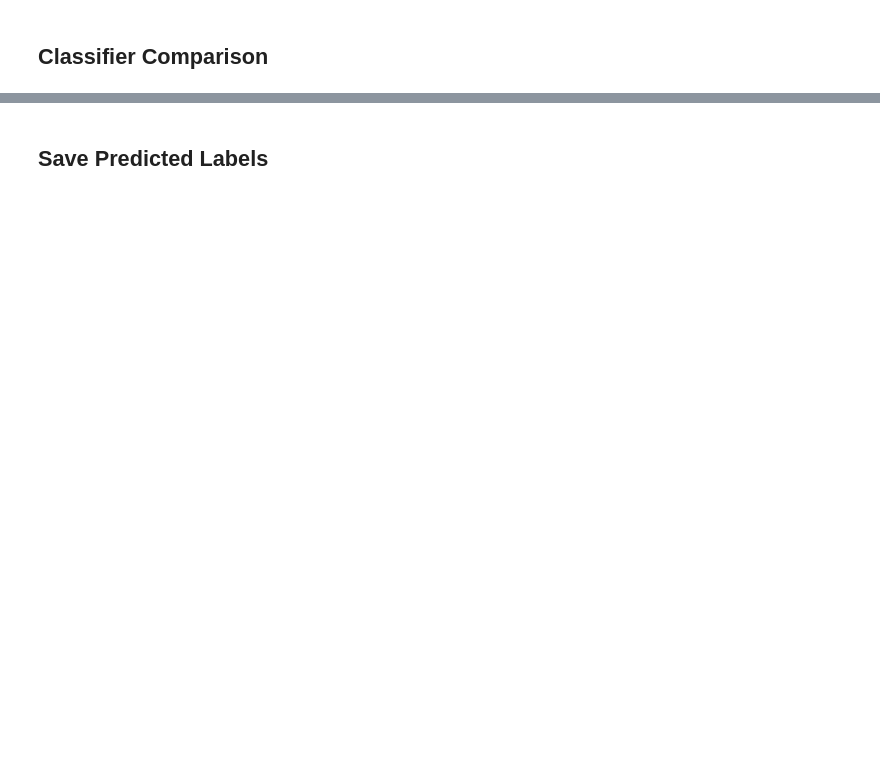
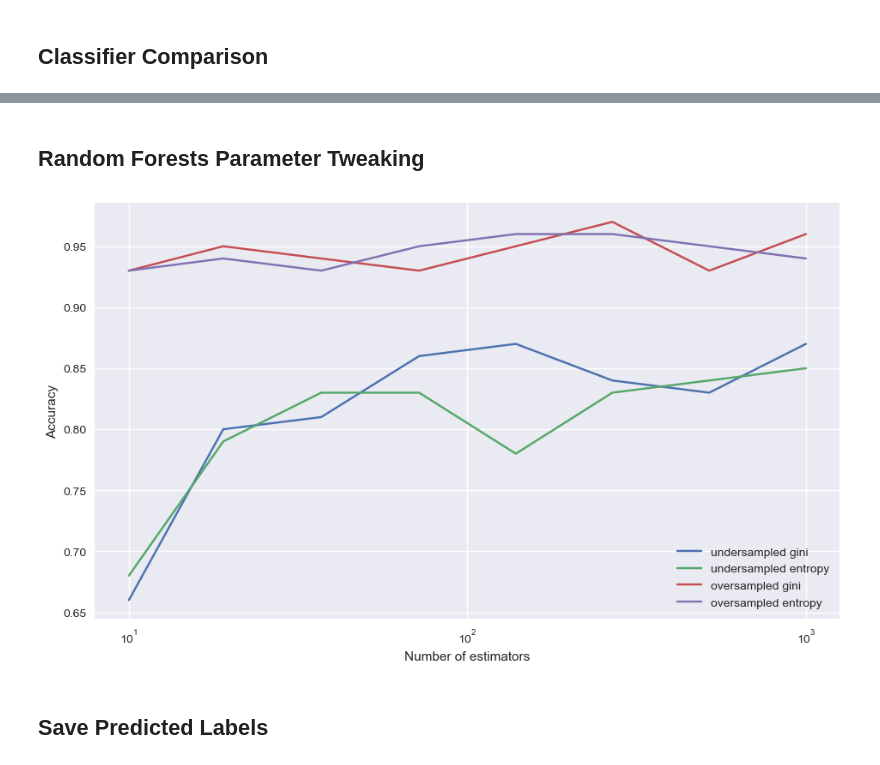
Before and after one commit to maxstollmayer/ML-Challenges, a Jupyter notebook: Challenge-1/Main Notebook.ipynb, the cells around one changed output, grey strips where cells are left out. Cells and saved outputs as stored; diff of their text form; code cells hidden in the pictures; blank space fills up the shorter version.

Commit message:
added over- and undersampled datasets

```diff
--- a/Challenge-1/Main Notebook.ipynb
+++ b/Challenge-1/Main Notebook.ipynb
@@ -213,14 +258,13 @@ class Classifier:
 from sklearn.neighbors import KNeighborsClassifier
 from sklearn.svm import SVC
 from sklearn.gaussian_process import GaussianProcessClassifier
-from sklearn.tree import DecisionTreeClassifier
+from sklearn.tree import DecisionTreeClassifier, plot_tree
 from sklearn.ensemble import RandomForestClassifier, AdaBoostClassifier
 from sklearn.neural_network import MLPClassifier
 from sklearn.naive_bayes import GaussianNB
-from sklearn.discriminant_analysis import QuadraticDiscriminantAnalysis
 
 names = ["Data Analysis", "Nearest Neighbors", "linear SVM", "polynomial SVM", "radial SVM", "sigmoid SVM",
-         "Gaussian Process", "Decision Tree", "Random Forest", "AdaBoost", "Neural Net", "Naive Bayes", "QDA"]
+         "Gaussian Process", "Decision Tree", "Random Forest", "AdaBoost", "Neural Net", "Naive Bayes"]
 
 classifiers = [
     Classifier(),
@@ -234,12 +278,4 @@ classifiers = [
     RandomForestClassifier(),
     AdaBoostClassifier(),
     MLPClassifier(alpha=1, max_iter=1000),
-    GaussianNB(),
-    QuadraticDiscriminantAnalysis()]
-
-scores = []
-for name, clf in zip(names, classifiers):
-    clf.fit(trainX, trainY)
-    score = clf.score(testX, testY)
-    scores.append(score)
-    print(f"{name:18}", score)
+    GaussianNB()]
@@ -262,2 +350,36 @@ ourClassifier = classifiers[np.argmax(scores)]
+# %% [markdown]
+## Random Forests Parameter Tweaking
+# %%
+x = np.round(10**np.linspace(1, 3, 8)).astype(int)
+clfsGini = [RandomForestClassifier(n_estimators=n) for n in x]
+clfsEntropy = [RandomForestClassifier(n_estimators=n, criterion="entropy") for n in x]
+
+underScoresGini = []
+overScoresGini = []
+underScoresEntropy = []
+overScoresEntropy = []
+
+for clf1, clf2 in zip(clfsGini, clfsEntropy):
+    clf1.fit(undersampledTrainData, undersampledTrainLabels)
+    underScoresGini.append(clf1.score(undersampledTestData, undersampledTestLabels))
+    clf1.fit(oversampledTrainData, oversampledTrainLabels)
+    overScoresGini.append(clf1.score(oversampledTestData, oversampledTestLabels))
+
+    clf2.fit(undersampledTrainData, undersampledTrainLabels)
+    underScoresEntropy.append(clf2.score(undersampledTestData, undersampledTestLabels))
+    clf2.fit(oversampledTrainData, oversampledTrainLabels)
+    overScoresEntropy.append(clf2.score(oversampledTestData, oversampledTestLabels))
+# %%
+plt.plot(x, underScoresGini)
+plt.plot(x, underScoresEntropy)
+plt.plot(x, overScoresGini)
+plt.plot(x, overScoresEntropy)
+plt.xscale("log")
+plt.xlabel("Number of estimators")
+plt.ylabel("Accuracy")
+plt.legend(["undersampled gini", "undersampled entropy", "oversampled gini", "oversampled entropy"])
+plt.show()
+# %% [output]
+[figure, added]
 # %% [markdown]
 ## Save Predicted Labels
```
Also changed, not shown: parts of 30 cells of this notebook, 12 other files.
